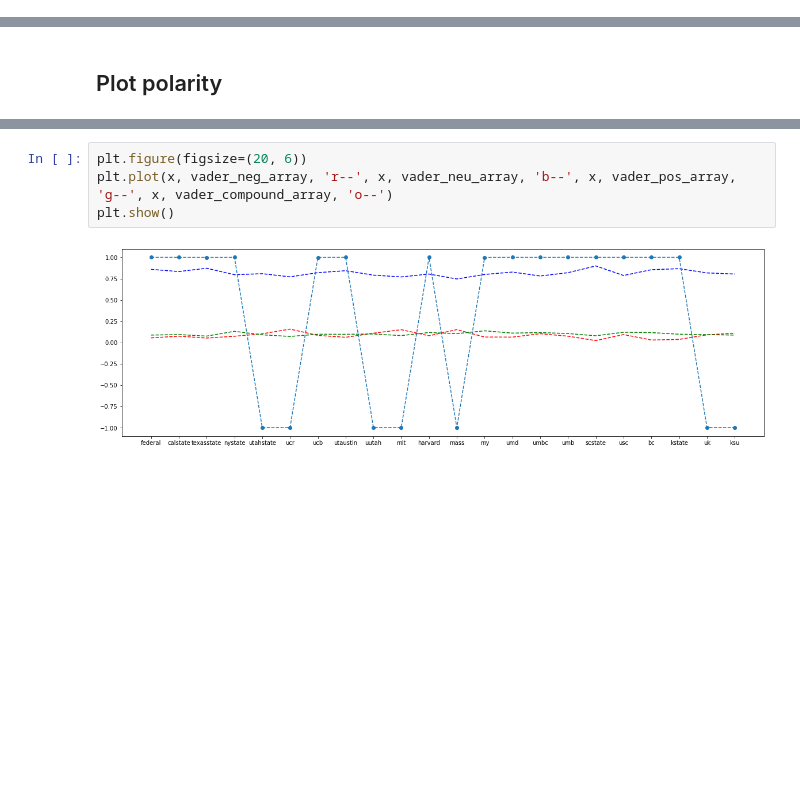
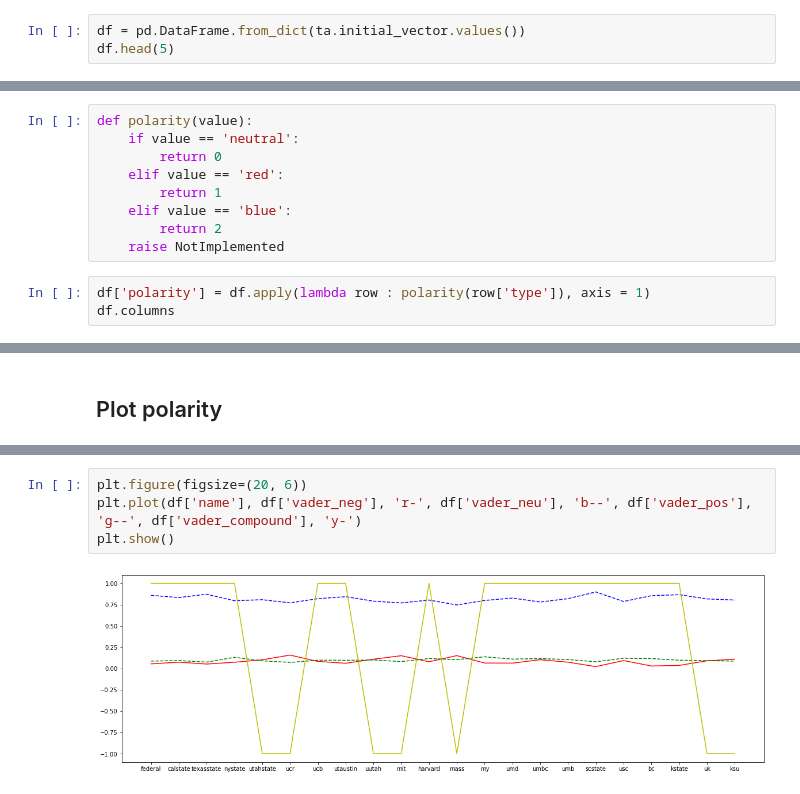
Before and after one commit to priyanshu-sharma/llm_bias, a Jupyter notebook: data_prep.ipynb, the cells around one changed output, grey strips where cells are left out. Drawn from its saved outputs; the diff is of its cells as text; blank space fills up the shorter version.

Commit message:
added initial analysis script

```diff
--- a/data_prep.ipynb
+++ b/data_prep.ipynb
@@ -107,0 +83,3 @@ for key, value in ta.initial_vector.items():
+# %%
+df = pd.DataFrame.from_dict(ta.initial_vector.values())
+df.head(5)
@@ -107,0 +96,12 @@ for key, value in ta.initial_vector.items():
+# %%
+def polarity(value):
+    if value == 'neutral':
+        return 0
+    elif value == 'red':
+        return 1
+    elif value == 'blue':
+        return 2
+    raise NotImplemented
+# %%
+df['polarity'] = df.apply(lambda row : polarity(row['type']), axis = 1)
+df.columns
@@ -122,8 +137,8 @@ plt.show()
 # %%
 plt.figure(figsize=(20, 6))
-plt.plot(x, vader_neg_array, 'r--', x, vader_neu_array, 'b--', x, vader_pos_array, 'g--', x, vader_compound_array, 'o--')
+plt.plot(df['name'], df['vader_neg'], 'r-', df['vader_neu'], 'b--', df['vader_pos'], 'g--', df['vader_compound'], 'y-')
 plt.show()
 # %% [output]
-[figure, old version]
+[figure, new version]
 # %%
 plt.figure(figsize=(20, 6))
```
Also changed, not shown: parts of 36 cells of this notebook, 2 other files.
